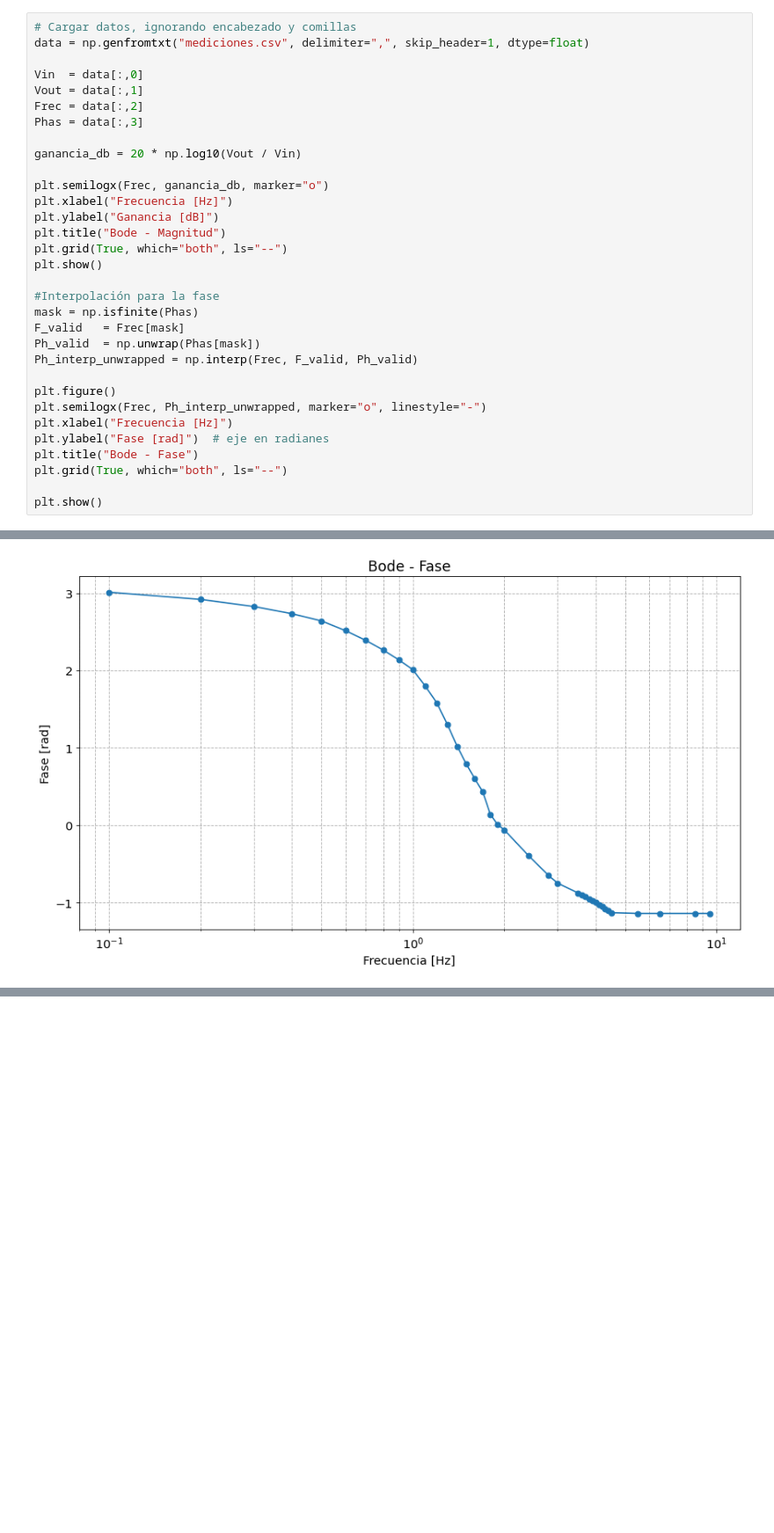
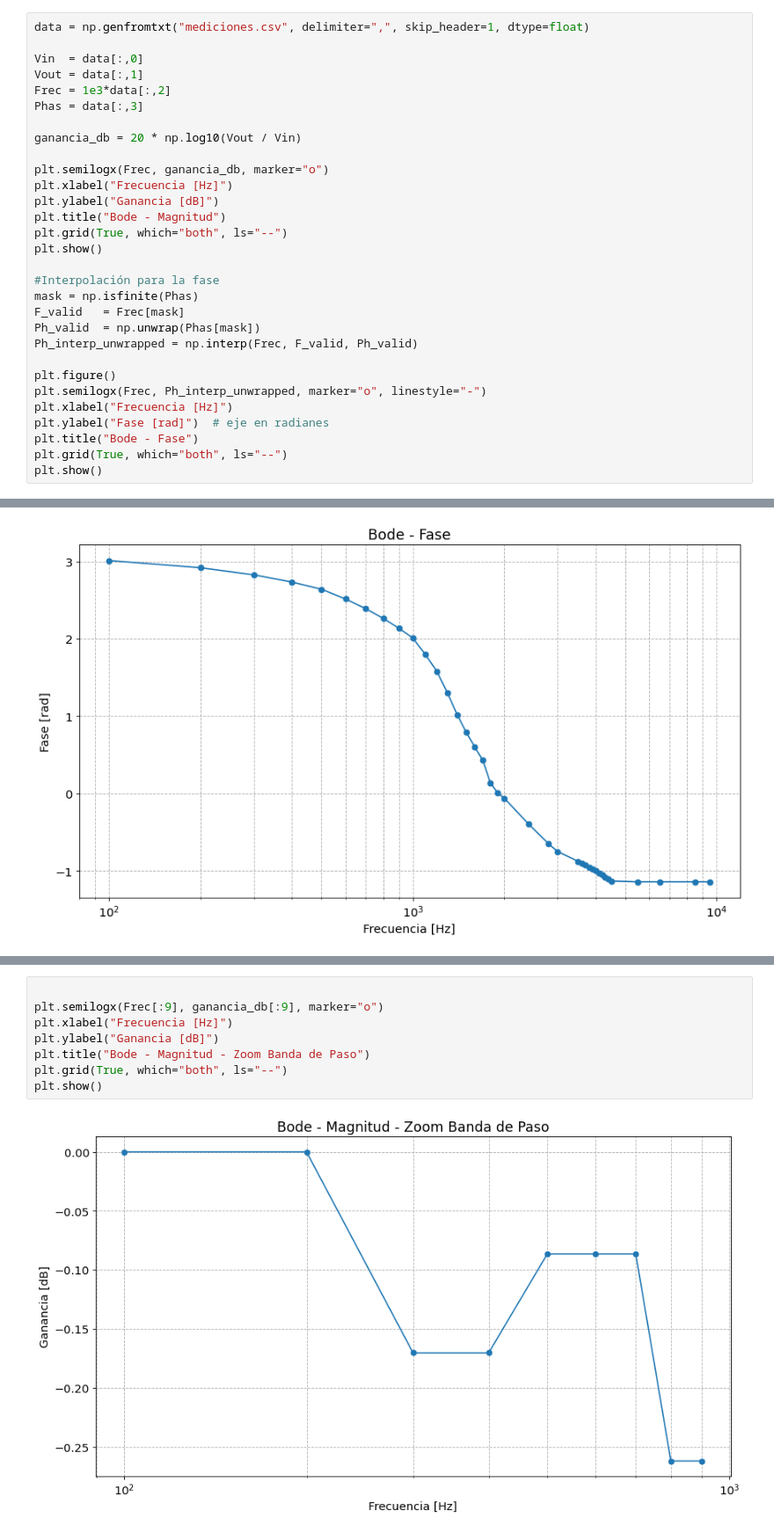
Before and after one commit to FacundoFarcyFRBA/Tareas-Semanales-TC2, a Jupyter notebook: TPL1/TPL1.ipynb, the cells around one changed output, grey strips where cells are left out. Shown at 88% size. Drawn from its saved outputs; the diff is of its cells as text; blank space fills up the shorter version.

```diff
--- a/TPL1/TPL1.ipynb
+++ b/TPL1/TPL1.ipynb
@@ -279,10 +291,9 @@ En concordancia con la simulación en python, vemos que para los valores normali
 # %%
-# Cargar datos, ignorando encabezado y comillas
 data = np.genfromtxt("mediciones.csv", delimiter=",", skip_header=1, dtype=float)
 
 Vin  = data[:,0]
 Vout = data[:,1]
-Frec = data[:,2]
+Frec = 1e3*data[:,2]
 Phas = data[:,3]
 
 ganancia_db = 20 * np.log10(Vout / Vin)
@@ -306,7 +317,6 @@ plt.xlabel("Frecuencia [Hz]")
 plt.ylabel("Fase [rad]")  # eje en radianes
 plt.title("Bode - Fase")
 plt.grid(True, which="both", ls="--")
-
 plt.show()
 # %% [output]
 [figure]
@@ -313,0 +327,10 @@ plt.show()
+# %%
+
+plt.semilogx(Frec[:9], ganancia_db[:9], marker="o")
+plt.xlabel("Frecuencia [Hz]")
+plt.ylabel("Ganancia [dB]")
+plt.title("Bode - Magnitud - Zoom Banda de Paso")
+plt.grid(True, which="both", ls="--")
+plt.show()
+# %% [output]
+[figure, added]
```
Also changed, not shown: parts of 11 cells of this notebook, 6 other files.
